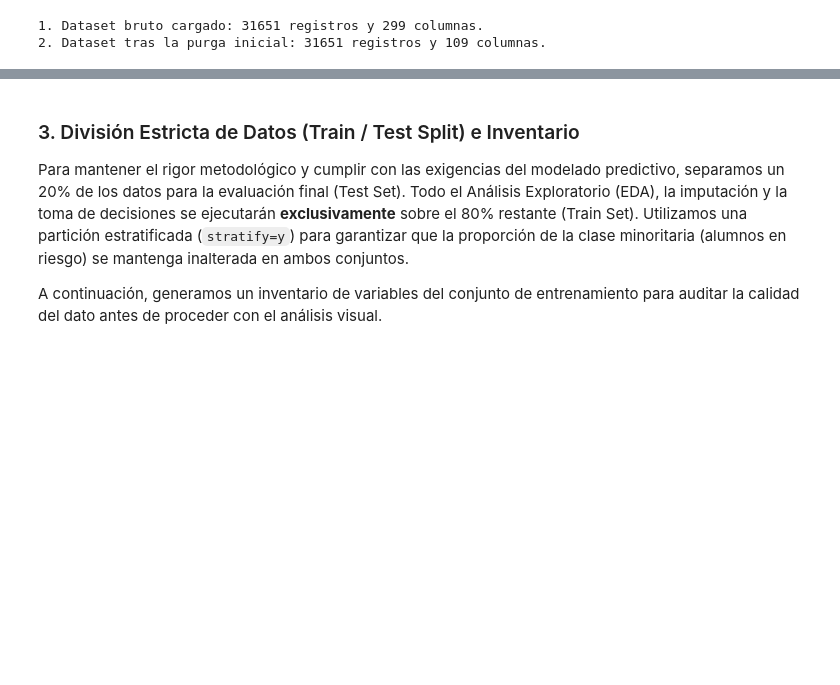
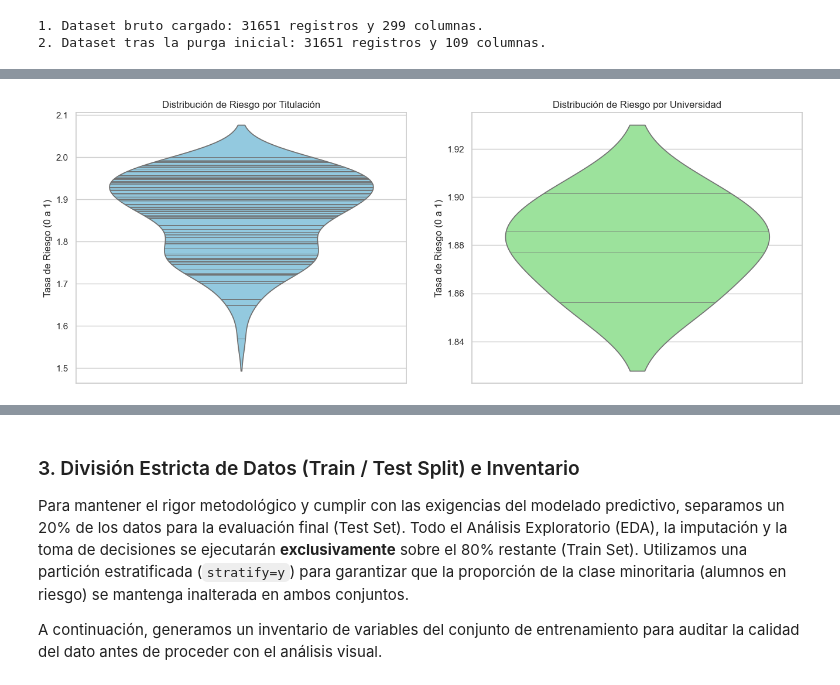
Before and after one commit to JorgeMedina02/mvc-proyecto-grupo-6, a Jupyter notebook: notebooks/01_EDA.ipynb, the cells around one changed output, grey strips where cells are left out. Saved outputs shown, nothing was run; the diff lists cells and outputs as text; code cells hidden in the pictures; blank space fills up the shorter version.

```diff
--- a/notebooks/01_EDA.ipynb
+++ b/notebooks/01_EDA.ipynb
@@ -55,0 +126,19 @@ except Exception as e:
+# %%
+# Calculamos la tasa de riesgo por cada titulación
+tasa_titu = df_raw.groupby('TITU')['JORNADA'].mean()
+# Calculamos la tasa de riesgo por cada universidad
+tasa_univ = df_raw.groupby('T_UNIV')['JORNADA'].mean()
+
+fig, (ax1, ax2) = plt.subplots(1, 2, figsize=(16, 6))
+
+sns.violinplot(y=tasa_titu, ax=ax1, color='skyblue', inner="stick")
+ax1.set_title('Distribución de Riesgo por Titulación')
+ax1.set_ylabel('Tasa de Riesgo (0 a 1)')
+
+sns.violinplot(y=tasa_univ, ax=ax2, color='lightgreen', inner="stick")
+ax2.set_title('Distribución de Riesgo por Universidad')
+ax2.set_ylabel('Tasa de Riesgo (0 a 1)')
+
+plt.show()
+# %% [output]
+[figure, added]
```
Also changed, not shown: parts of 4 cells of this notebook.
